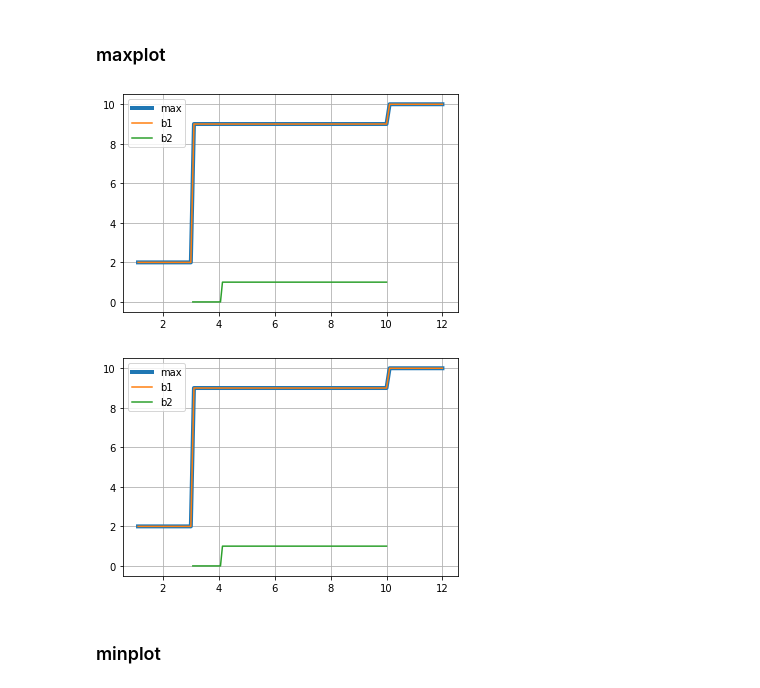
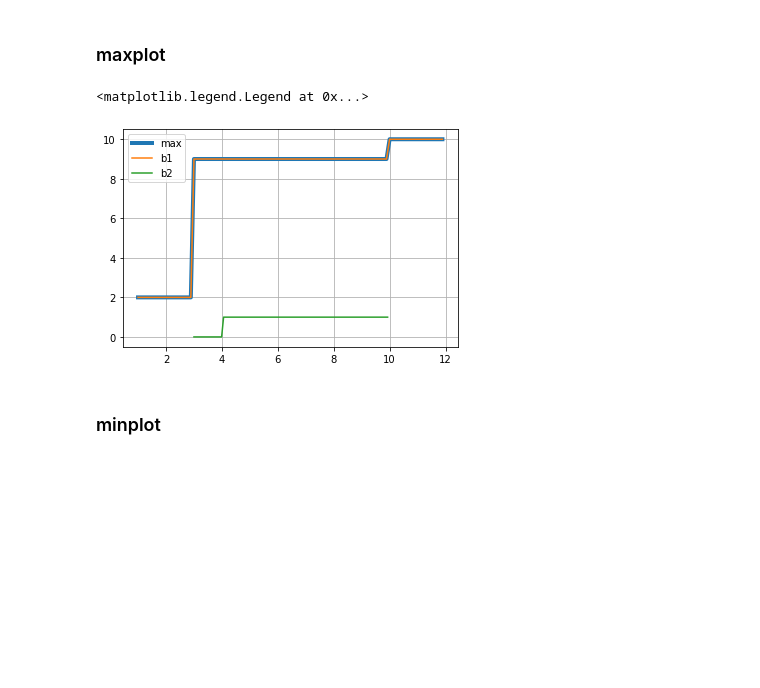
Before and after one commit to nariaki3551/SumExp, a Jupyter notebook: sumexp_expample1/example1.ipynb, the cells around one changed output. Cells and saved outputs as stored; diff of their text form; code cells hidden in the pictures; blank space fills up the shorter version.

```diff
--- a/sumexp_expample1/example1.ipynb
+++ b/sumexp_expample1/example1.ipynb
@@ -373,30 +336,29 @@ ax.legend()
 # %%
 # plot the max of two datasets
 fig, ax = sub_database.lineplot(
     xitem='time',
     yitem='value',
     label='max',
-    plot_type='maxplot',
+    reduce_func=max,
     linewidth=4,
 )
 sub_database.sub(b='b1').lineplot(
     xitem='time',
     yitem='value',
     label='b1',
     fig=fig, ax=ax,
 )
 sub_database.sub(b='b2').lineplot(
     xitem='time',
     yitem='value',
     label='b2',
     fig=fig, ax=ax,
 )
 ax.grid('--')
 ax.legend()
-fig
 # %% [output]
+<matplotlib.legend.Legend at 0x...>
-[figure, old version]
+[figure, new version]
-[figure, removed]
 # %% [markdown]
 ### minplot
 # %%
```
Also changed, not shown: parts of 15 cells of this notebook, 2 other files.
